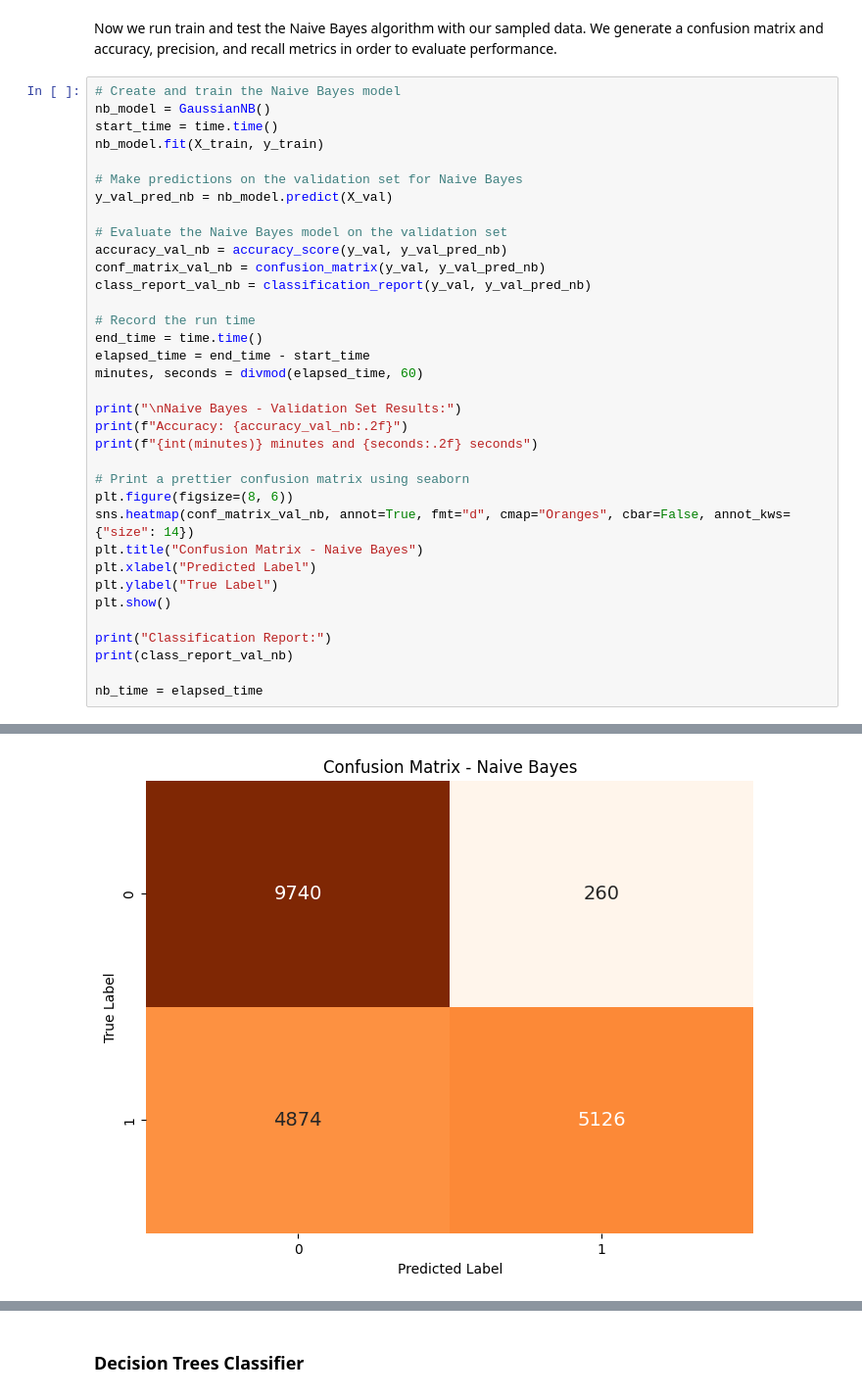
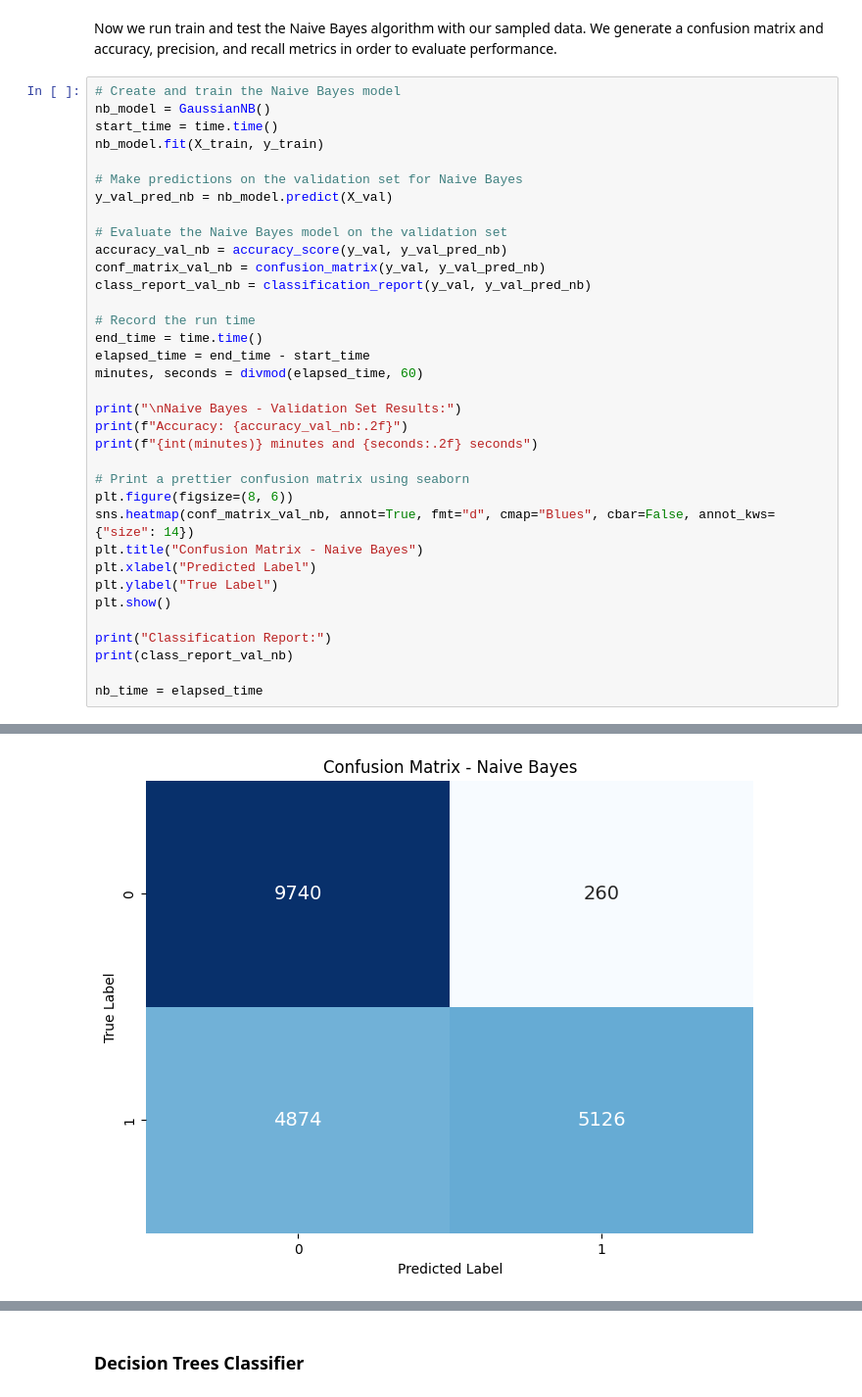
Before and after one commit to waquas9248/SE512, a Jupyter notebook: Notebook.ipynb, the cells around one changed output, grey strips where cells are left out. Shown at 98% size. Saved outputs shown, nothing was run; the diff lists cells and outputs as text.

```diff
--- a/Notebook.ipynb
+++ b/Notebook.ipynb
@@ -508,7 +516,7 @@ print(f"{int(minutes)} minutes and {seconds:.2f} seconds")
 
 # Print a prettier confusion matrix using seaborn
 plt.figure(figsize=(8, 6))
-sns.heatmap(conf_matrix_val_nb, annot=True, fmt="d", cmap="Oranges", cbar=False, annot_kws={"size": 14})
+sns.heatmap(conf_matrix_val_nb, annot=True, fmt="d", cmap="Blues", cbar=False, annot_kws={"size": 14})
 plt.title("Confusion Matrix - Naive Bayes")
 plt.xlabel("Predicted Label")
 plt.ylabel("True Label")
@@ -525,4 +533,4 @@ Accuracy: 0.74
-[figure, old version]
+[figure, new version]
 Classification Report:
               precision    recall  f1-score   support
 
```
Also changed, not shown: parts of 9 cells of this notebook.
